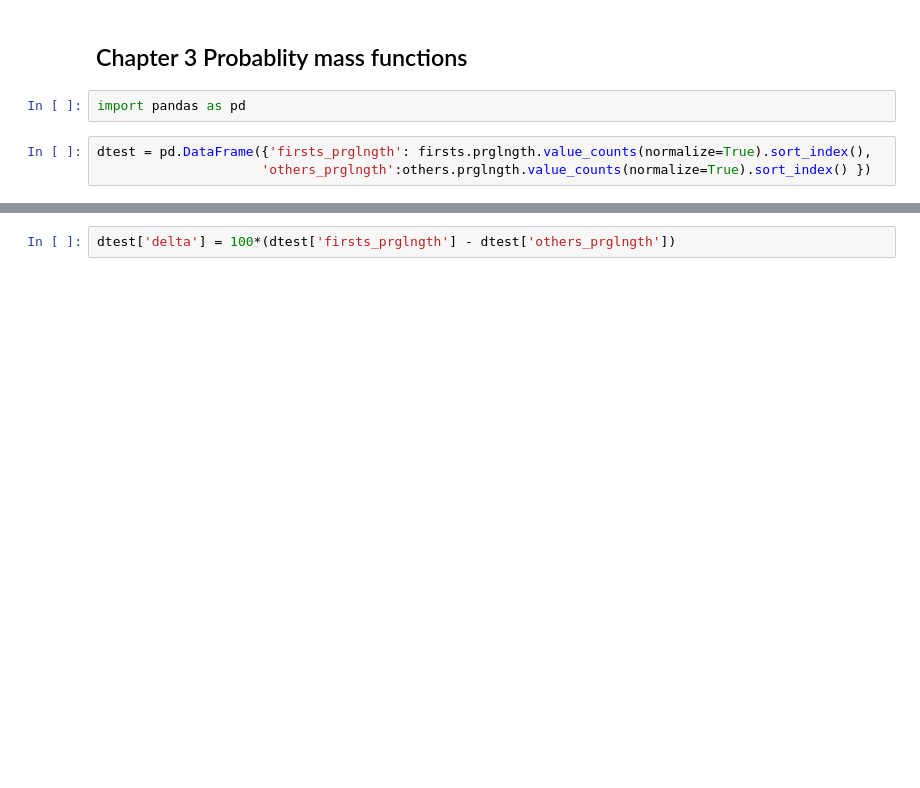
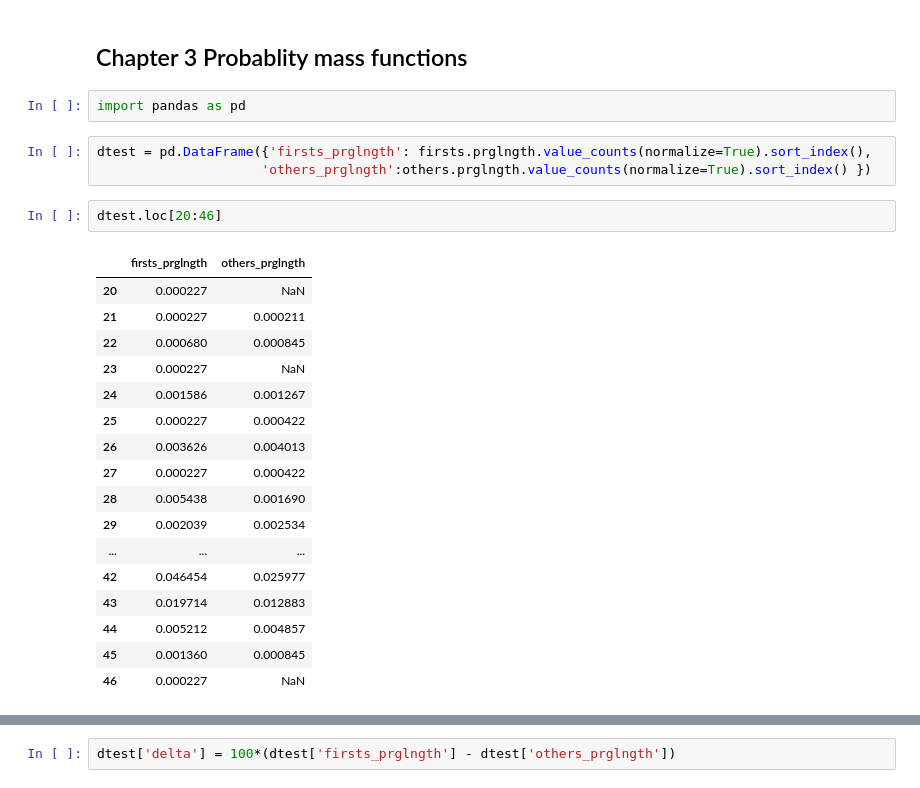
Before and after one commit to doolingdavid/ThinkStats2, a Jupyter notebook: code/chap01ex.ipynb, the cells around one changed output, grey strips where cells are left out. Cells and saved outputs as stored; diff of their text form; blank space fills up the shorter version.

```diff
--- a/code/chap01ex.ipynb
+++ b/code/chap01ex.ipynb
@@ -655,4 +655,24 @@ import pandas as pd
 # %%
 dtest = pd.DataFrame({'firsts_prglngth': firsts.prglngth.value_counts(normalize=True).sort_index(),
                      'others_prglngth':others.prglngth.value_counts(normalize=True).sort_index() })
+# %%
+dtest.loc[20:46]
+# %% [output]
+|  | firsts_prglngth | others_prglngth |
+| 20 | 0.000227 | NaN |
+| 21 | 0.000227 | 0.000211 |
+| 22 | 0.000680 | 0.000845 |
+| 23 | 0.000227 | NaN |
+| 24 | 0.001586 | 0.001267 |
+| 25 | 0.000227 | 0.000422 |
+| 26 | 0.003626 | 0.004013 |
+| 27 | 0.000227 | 0.000422 |
+| 28 | 0.005438 | 0.001690 |
+| 29 | 0.002039 | 0.002534 |
+| ... | ... | ... |
+| 42 | 0.046454 | 0.025977 |
+| 43 | 0.019714 | 0.012883 |
+| 44 | 0.005212 | 0.004857 |
+| 45 | 0.001360 | 0.000845 |
+| 46 | 0.000227 | NaN |
 # %%
```
Also changed, not shown: parts of 3 cells of this notebook.
